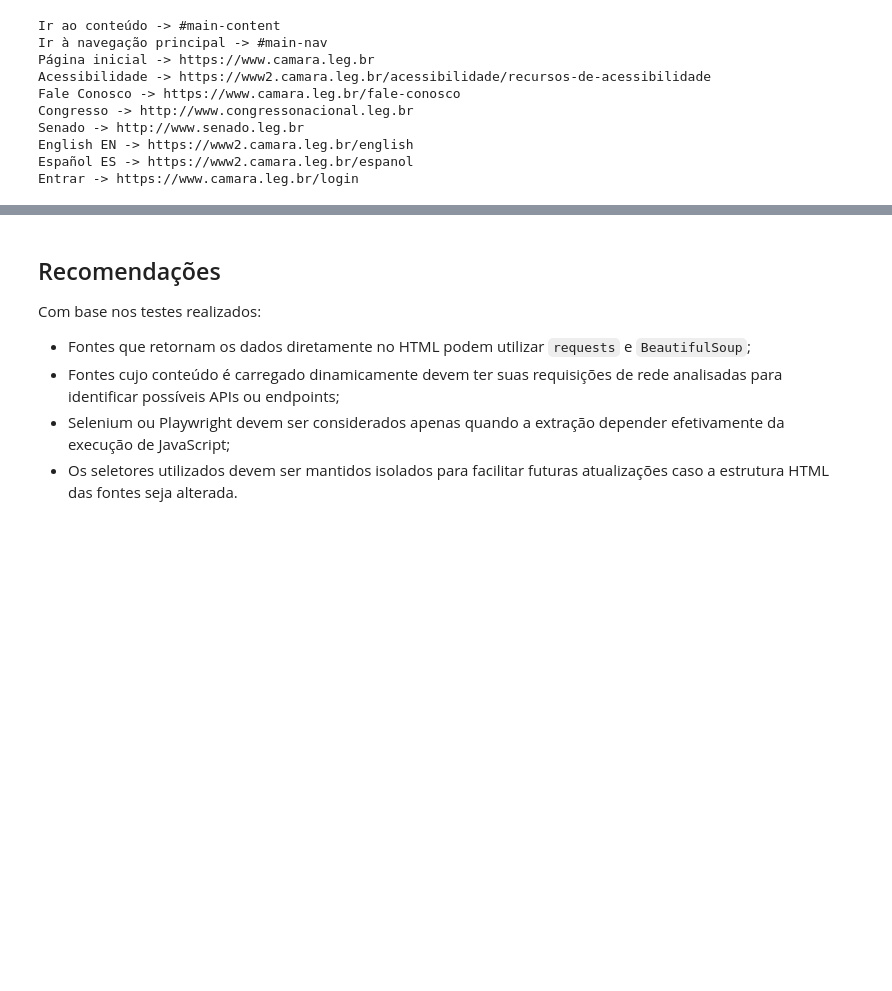
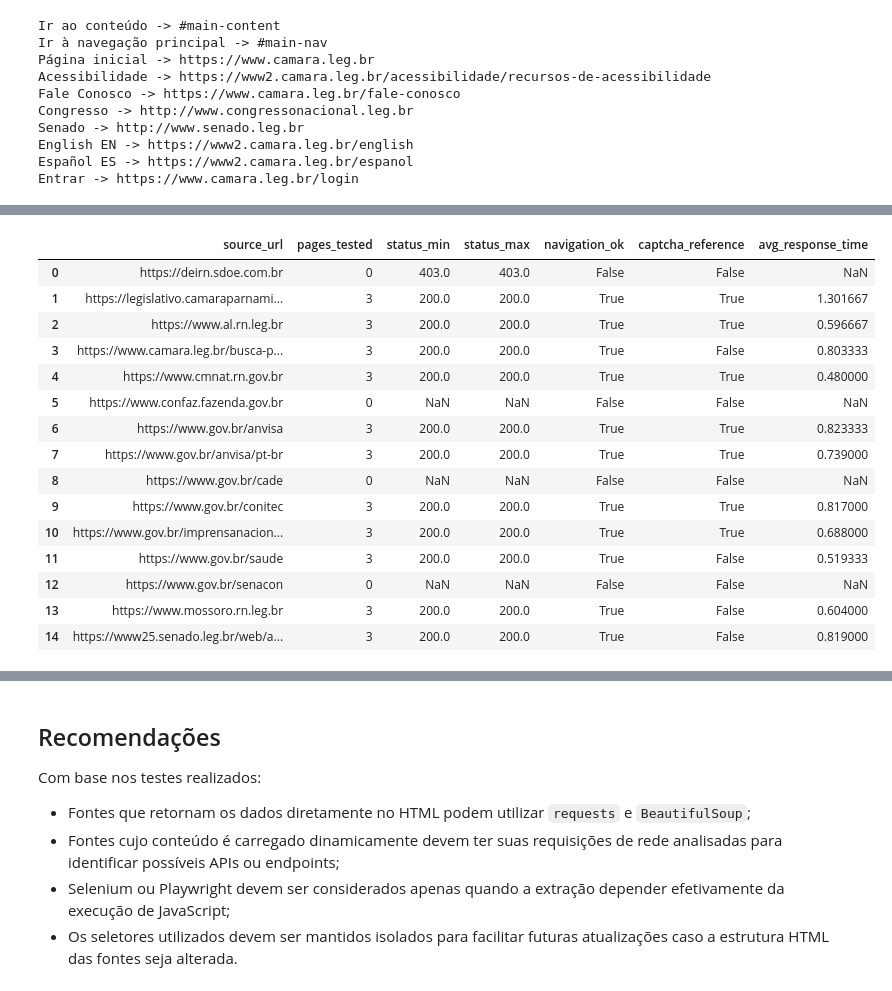
Before and after one commit to Senac-Labs-Code/relatorio-inteligente, a Jupyter notebook: experimentos/analysis..ipynb, the cells around one changed output, grey strips where cells are left out. Cells and saved outputs as stored; diff of their text form; code cells hidden in the pictures; blank space fills up the shorter version.

```diff
--- a/experimentos/analysis..ipynb
+++ b/experimentos/analysis..ipynb
@@ -356,0 +977,37 @@ Entrar -> https://www.camara.leg.br/login
+# %%
+navigation_summary["navigation_ok"] = (
+    (navigation_summary["pages_tested"] > 0)
+    &
+    (navigation_summary["status_min"] == 200)
+    &
+    (navigation_summary["status_max"] == 200)
+)
+# %%
+navigation_summary[
+    [
+        "source_url",
+        "pages_tested",
+        "status_min",
+        "status_max",
+        "navigation_ok",
+        "captcha_reference",
+        "avg_response_time"
+    ]
+]
+# %% [output]
+|  | source_url | pages_tested | status_min | status_max | navigation_ok | captcha_reference | avg_response_time |
+| 0 | https://deirn.sdoe.com.br | 0 | 403.0 | 403.0 | False | False | NaN |
+| 1 | https://legislativo.camaraparnami... | 3 | 200.0 | 200.0 | True | True | 1.301667 |
+| 2 | https://www.al.rn.leg.br | 3 | 200.0 | 200.0 | True | True | 0.596667 |
+| 3 | https://www.camara.leg.br/busca-p... | 3 | 200.0 | 200.0 | True | False | 0.803333 |
+| 4 | https://www.cmnat.rn.gov.br | 3 | 200.0 | 200.0 | True | True | 0.480000 |
+| 5 | https://www.confaz.fazenda.gov.br | 0 | NaN | NaN | False | False | NaN |
+| 6 | https://www.gov.br/anvisa | 3 | 200.0 | 200.0 | True | True | 0.823333 |
+| 7 | https://www.gov.br/anvisa/pt-br | 3 | 200.0 | 200.0 | True | True | 0.739000 |
+| 8 | https://www.gov.br/cade | 0 | NaN | NaN | False | False | NaN |
+| 9 | https://www.gov.br/conitec | 3 | 200.0 | 200.0 | True | True | 0.817000 |
+| 10 | https://www.gov.br/imprensanacion... | 3 | 200.0 | 200.0 | True | True | 0.688000 |
+| 11 | https://www.gov.br/saude | 3 | 200.0 | 200.0 | True | False | 0.519333 |
+| 12 | https://www.gov.br/senacon | 0 | NaN | NaN | False | False | NaN |
+| 13 | https://www.mossoro.rn.leg.br | 3 | 200.0 | 200.0 | True | False | 0.604000 |
+| 14 | https://www25.senado.leg.br/web/a... | 3 | 200.0 | 200.0 | True | False | 0.819000 |
```
Also changed, not shown: parts of 25 cells of this notebook.
